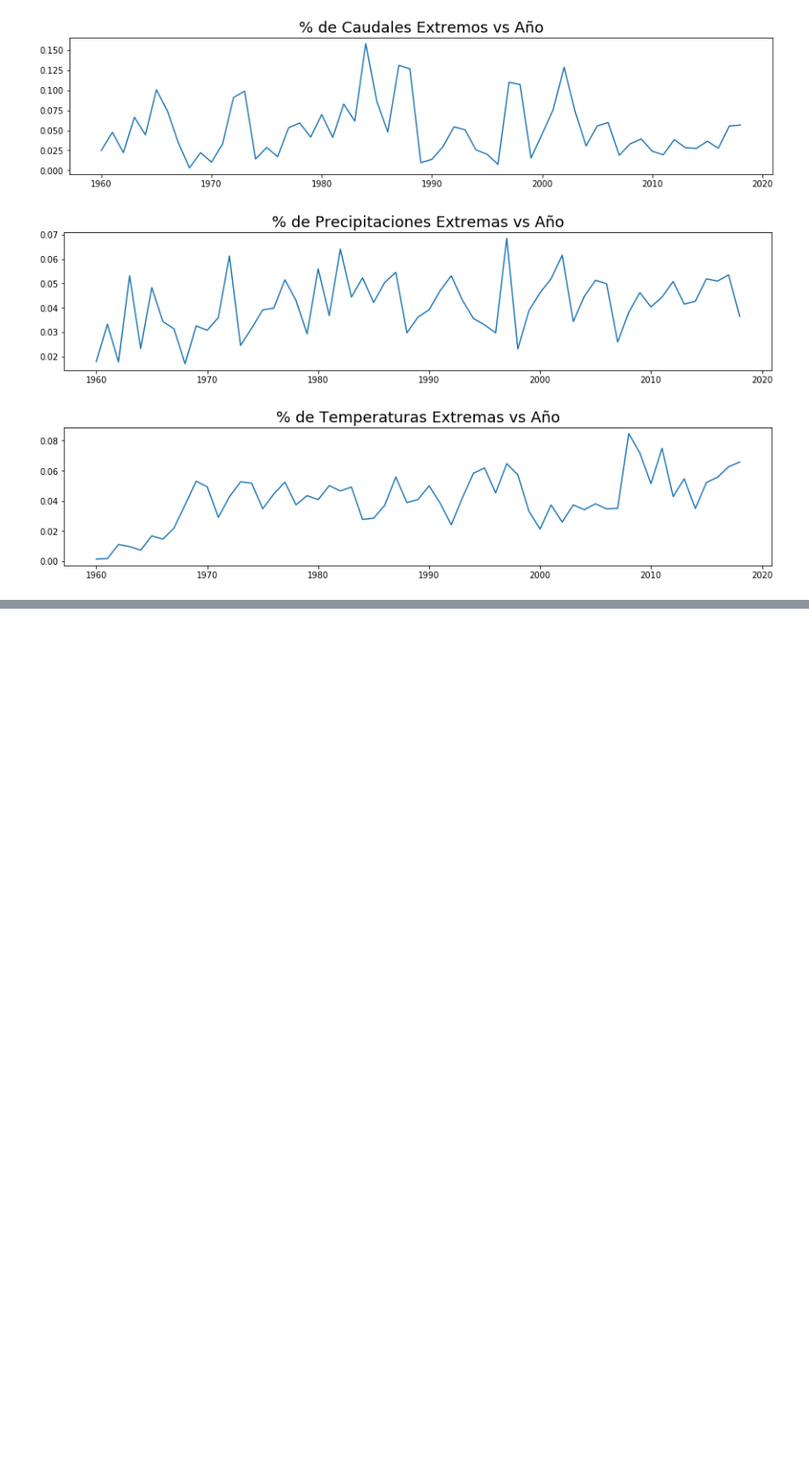
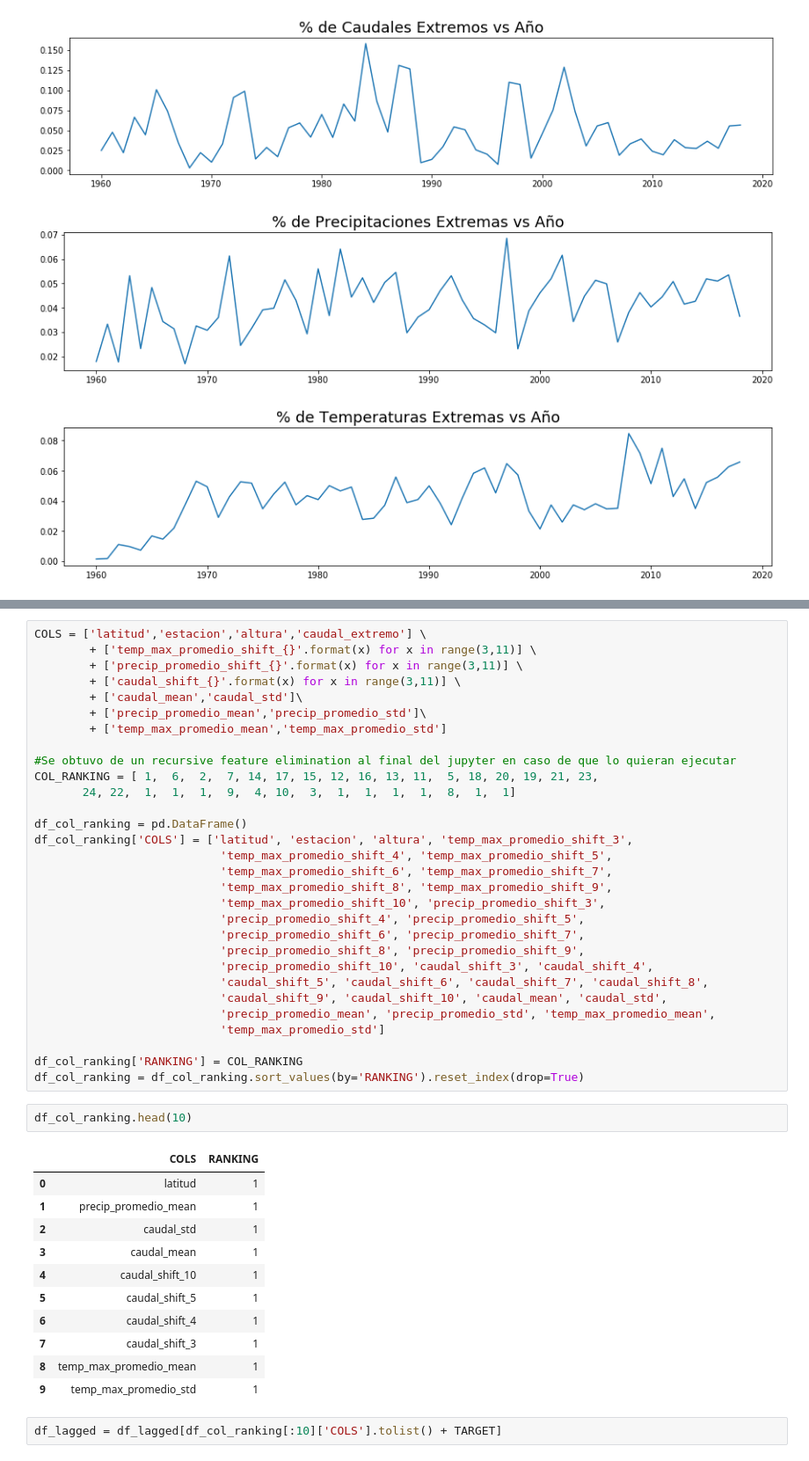
Before and after one commit to bldr1862/SpikeChallenge, a Jupyter notebook: Challenge.ipynb, the cells around one changed output, grey strips where cells are left out. Shown at 88% size. Drawn from its saved outputs; the diff is of its cells as text; blank space fills up the shorter version.

```diff
--- a/Challenge.ipynb
+++ b/Challenge.ipynb
@@ -428,0 +413,46 @@ df.head()
+# %%
+COLS = ['latitud','estacion','altura','caudal_extremo'] \
+        + ['temp_max_promedio_shift_{}'.format(x) for x in range(3,11)] \
+        + ['precip_promedio_shift_{}'.format(x) for x in range(3,11)] \
+        + ['caudal_shift_{}'.format(x) for x in range(3,11)] \
+        + ['caudal_mean','caudal_std']\
+        + ['precip_promedio_mean','precip_promedio_std']\
+        + ['temp_max_promedio_mean','temp_max_promedio_std']
+
+#Se obtuvo de un recursive feature elimination al final del jupyter en caso de que lo quieran ejecutar
+COL_RANKING = [ 1,  6,  2,  7, 14, 17, 15, 12, 16, 13, 11,  5, 18, 20, 19, 21, 23,
+       24, 22,  1,  1,  1,  9,  4, 10,  3,  1,  1,  1,  1,  8,  1,  1]
+
+df_col_ranking = pd.DataFrame()
+df_col_ranking['COLS'] = ['latitud', 'estacion', 'altura', 'temp_max_promedio_shift_3',
+                           'temp_max_promedio_shift_4', 'temp_max_promedio_shift_5',
+                           'temp_max_promedio_shift_6', 'temp_max_promedio_shift_7',
+                           'temp_max_promedio_shift_8', 'temp_max_promedio_shift_9',
+                           'temp_max_promedio_shift_10', 'precip_promedio_shift_3',
+                           'precip_promedio_shift_4', 'precip_promedio_shift_5',
+                           'precip_promedio_shift_6', 'precip_promedio_shift_7',
+                           'precip_promedio_shift_8', 'precip_promedio_shift_9',
+                           'precip_promedio_shift_10', 'caudal_shift_3', 'caudal_shift_4',
+                           'caudal_shift_5', 'caudal_shift_6', 'caudal_shift_7', 'caudal_shift_8',
+                           'caudal_shift_9', 'caudal_shift_10', 'caudal_mean', 'caudal_std',
+                           'precip_promedio_mean', 'precip_promedio_std', 'temp_max_promedio_mean',
+                           'temp_max_promedio_std']
+
+df_col_ranking['RANKING'] = COL_RANKING
+df_col_ranking = df_col_ranking.sort_values(by='RANKING').reset_index(drop=True)
+# %%
+df_col_ranking.head(10)
+# %% [output]
+|  | COLS | RANKING |
+| 0 | latitud | 1 |
+| 1 | precip_promedio_mean | 1 |
+| 2 | caudal_std | 1 |
+| 3 | caudal_mean | 1 |
+| 4 | caudal_shift_10 | 1 |
+| 5 | caudal_shift_5 | 1 |
+| 6 | caudal_shift_4 | 1 |
+| 7 | caudal_shift_3 | 1 |
+| 8 | temp_max_promedio_mean | 1 |
+| 9 | temp_max_promedio_std | 1 |
+# %%
+df_lagged = df_lagged[df_col_ranking[:10]['COLS'].tolist() + TARGET]
```
Also changed, not shown: parts of 53 cells of this notebook.
